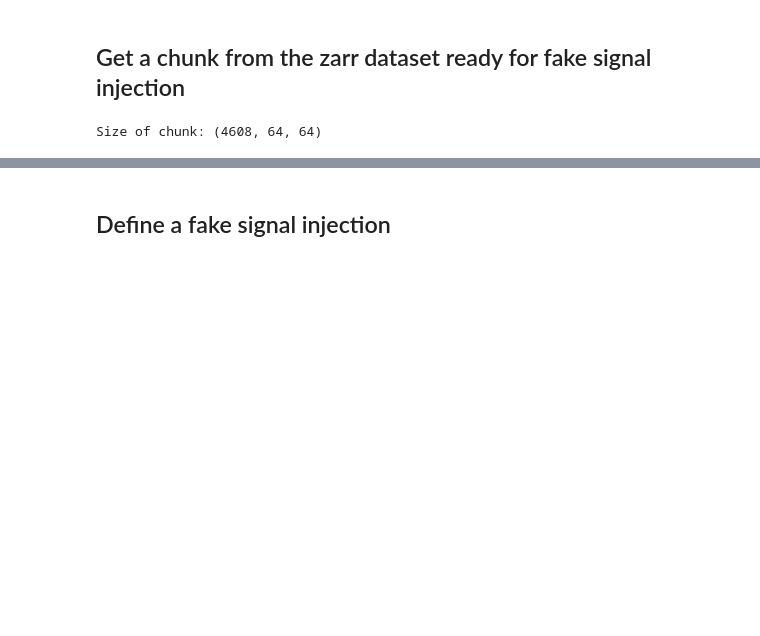
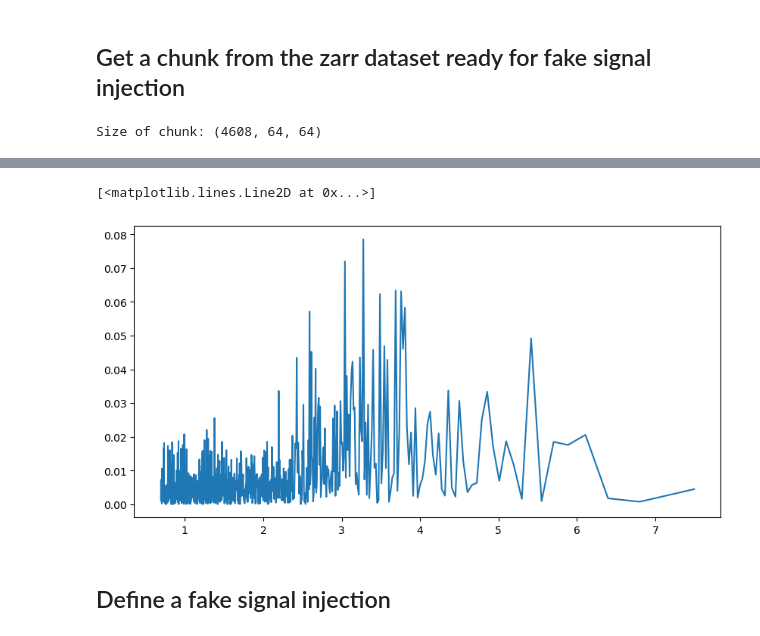
Before and after one commit to SpaceMeerkat/traident, a Jupyter notebook: training/preprocessing.ipynb, the cells around one changed output, grey strips where cells are left out. Drawn from its saved outputs; the diff is of its cells as text; code cells hidden in the pictures; blank space fills up the shorter version.

```diff
--- a/training/preprocessing.ipynb
+++ b/training/preprocessing.ipynb
@@ -49,3 +57,15 @@ plt.plot(xf[:N//2], power_spectrum[:,2,2][:N//2])
+# %%
+minicube = power_spectrum[:,30:35,30:35][:N//2]
+targetpx = minicube[:,2,2]
+diff_ps = np.abs(np.mean(minicube - targetpx[:,None,None], (1,2)) / minicube.max())
+# %%
+plt.close('all')
+plt.figure(figsize=(10,5))
+plt.plot(np.log(1/xf[:N//2]), diff_ps)
+# plt.plot(xf[:N//2], targetpx)
+# %% [output]
+[<matplotlib.lines.Line2D at 0x...>]
+[figure, added]
 # %% [markdown]
 ## Define a fake signal injection
 # %%
```
Also changed, not shown: parts of 3 cells of this notebook.
